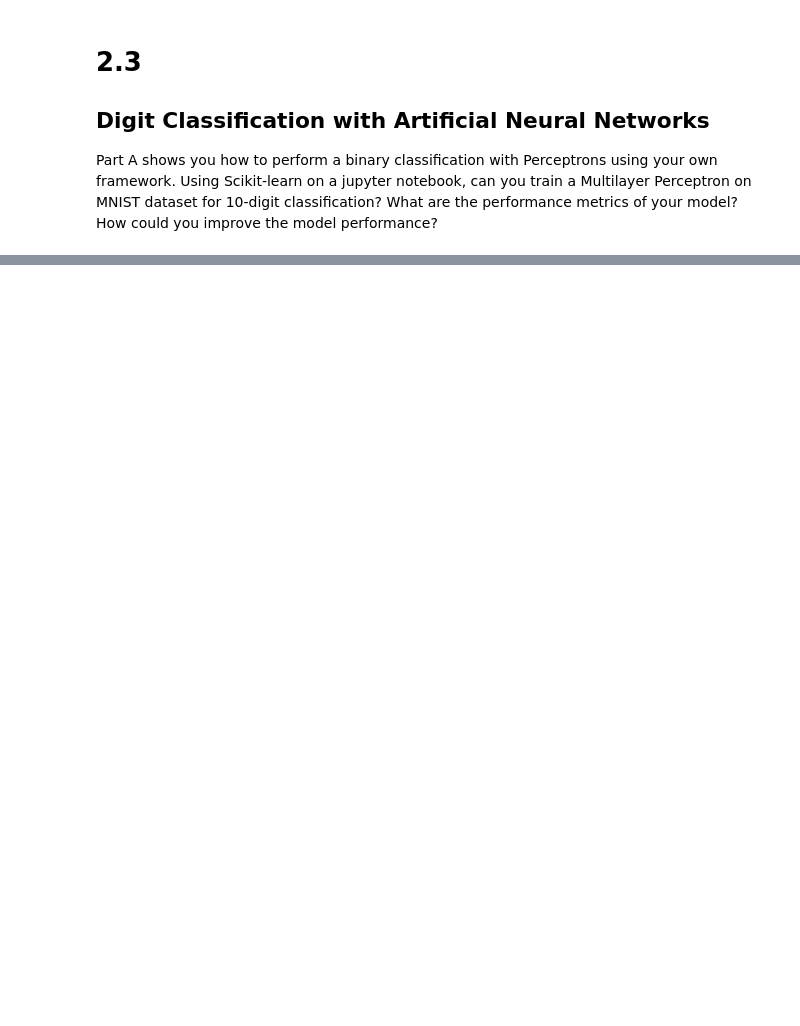
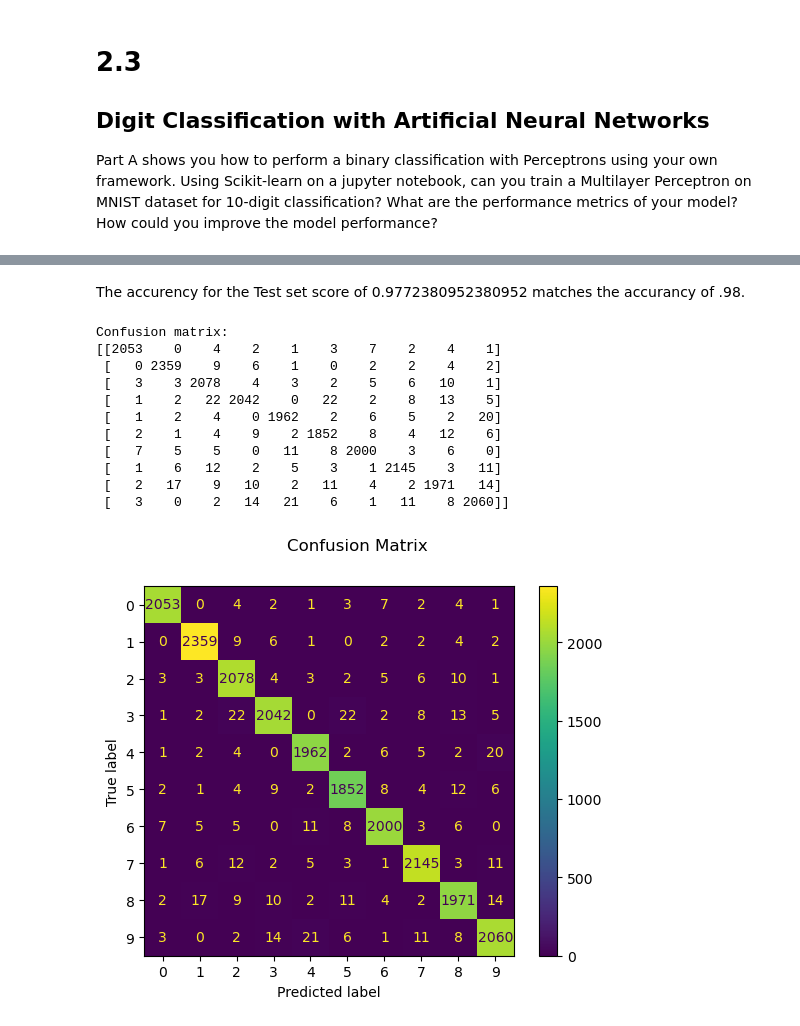
Before and after one commit to vwesterlund/ML-For-Beginners, a Jupyter notebook: 2-Regression/Assignment2_vweste21.ipynb, the cells around one changed output, grey strips where cells are left out. Cells and saved outputs as stored; diff of their text form; code cells hidden in the pictures; blank space fills up the shorter version.

```diff
--- a/2-Regression/Assignment2_vweste21.ipynb
+++ b/2-Regression/Assignment2_vweste21.ipynb
@@ -301,0 +279,19 @@ Iteration 15, loss = 0.02634450
+# %%
+# set up MLP Classifier
+mlp = MLPClassifier(
+    hidden_layer_sizes=(100,),
+    max_iter=30,
+    alpha=4e-4,
+    solver="sgd",
+    verbose=True,
+    random_state=1,
+    learning_rate_init=0.1
+)
+with warnings.catch_warnings():
+    warnings.filterwarnings("ignore", category=ConvergenceWarning, module="sklearn")
+    mlp.fit(X_train, y_train)
+    predict_train = mlp.predict(X_train)
+    predict_test = mlp.predict(X_test)
+    # print out the model scores
+print(f"Training set score: {mlp.score(X_train, y_train)}")
+print(f"Test set score: {mlp.score(X_test, y_test)}")
@@ -301,0 +366,25 @@ Iteration 15, loss = 0.02634450
+# %% [markdown]
+The accurency for the Test set score of 0.9772380952380952 matches the accurancy of .98.
+# %%
+#Frrom scikit-learn.org:
+
+from sklearn.metrics import ConfusionMatrixDisplay
+
+disp = ConfusionMatrixDisplay.from_predictions(y_test, predict_test)
+disp.figure_.suptitle("Confusion Matrix")
+print(f"Confusion matrix:\n{disp.confusion_matrix}")
+
+plt.show()
+# %% [output]
+Confusion matrix:
+[[2053    0    4    2    1    3    7    2    4    1]
+ [   0 2359    9    6    1    0    2    2    4    2]
+ [   3    3 2078    4    3    2    5    6   10    1]
+ [   1    2   22 2042    0   22    2    8   13    5]
+ [   1    2    4    0 1962    2    6    5    2   20]
+ [   2    1    4    9    2 1852    8    4   12    6]
+ [   7    5    5    0   11    8 2000    3    6    0]
+ [   1    6   12    2    5    3    1 2145    3   11]
+ [   2   17    9   10    2   11    4    2 1971   14]
+ [   3    0    2   14   21    6    1   11    8 2060]]
+[figure, added]
```
Also changed, not shown: parts of 23 cells of this notebook, 3 other files.
